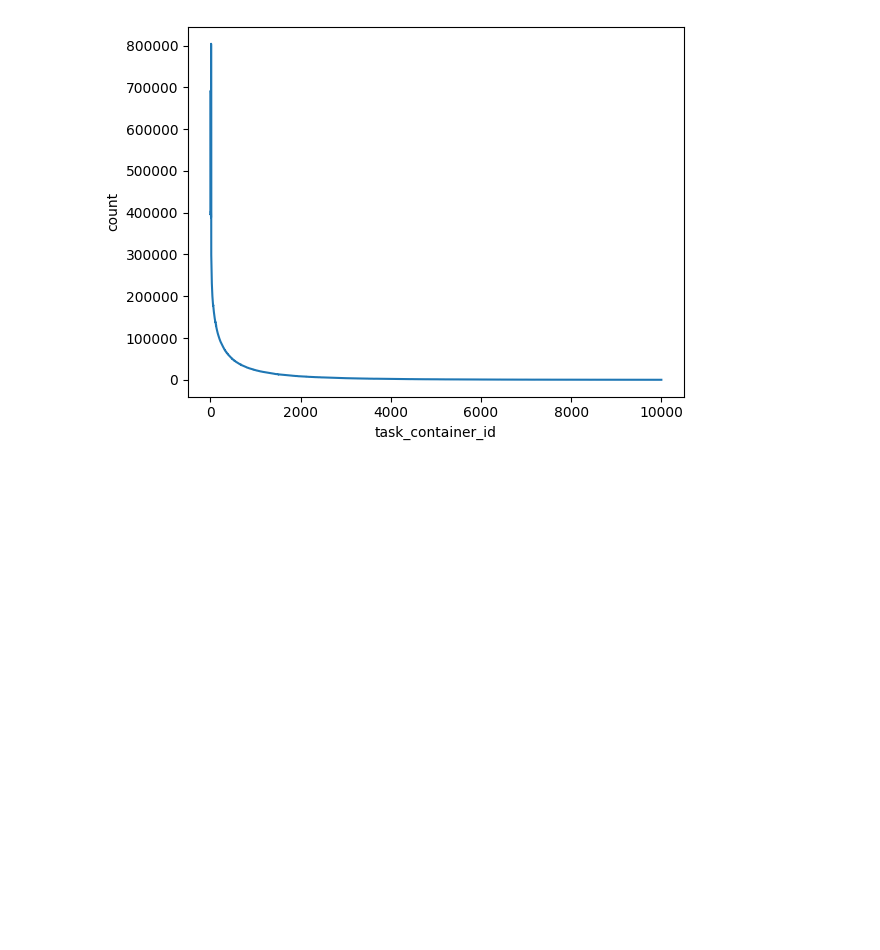
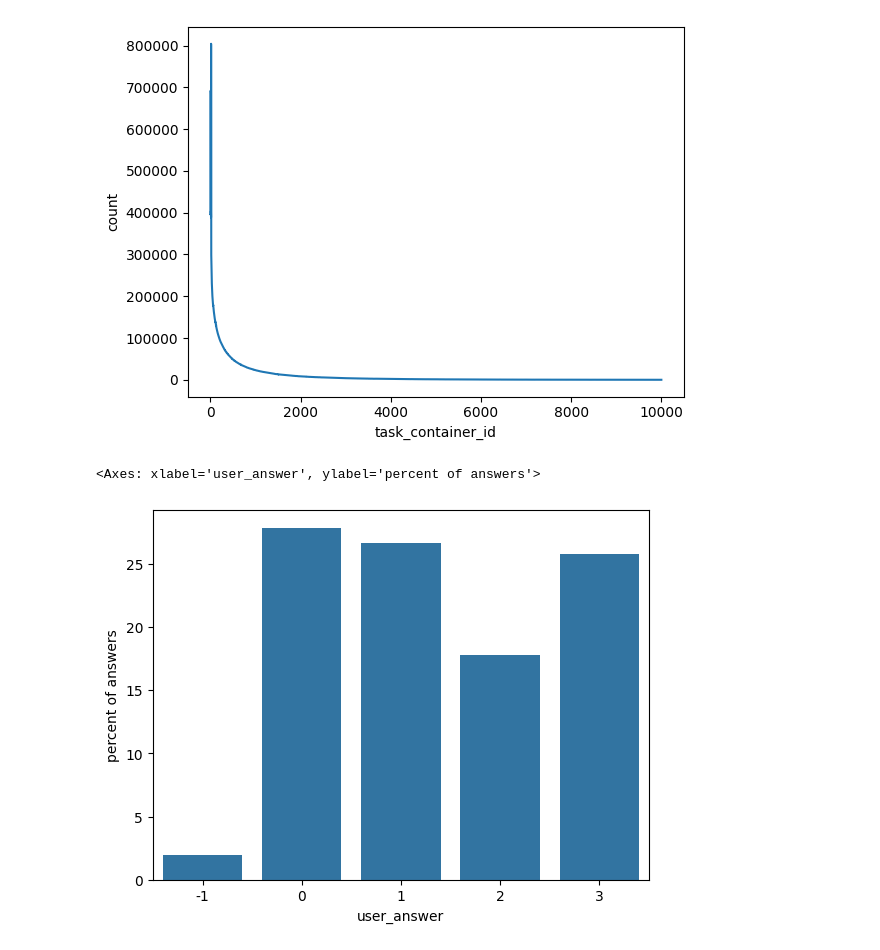
Before and after one commit to zinkin-s/MFTI_DS_Python_HW_3, a Jupyter notebook: notebook.ipynb, the cells around one changed output. Drawn from its saved outputs; the diff is of its cells as text; code cells hidden in the pictures; blank space fills up the shorter version.

Commit message:
Added  user_answer analysis

```diff
--- a/notebook.ipynb
+++ b/notebook.ipynb
@@ -187,3 +187,12 @@ sns.lineplot(data=ds, x='task_container_id', y='count')
 # %% [output]
 <Axes: xlabel='task_container_id', ylabel='count'>
 [figure]
+# %%
+ds = lf.select('user_answer').collect(streaming=True).to_series().value_counts().sort(by='user_answer')
+ds = ds.with_columns(
+    (pl.col('count') / num_rows * 100).alias('percent of answers')
+)
+sns.barplot(data=ds, x='user_answer', y='percent of answers')
+# %% [output]
+<Axes: xlabel='user_answer', ylabel='percent of answers'>
+[figure, added]
```
